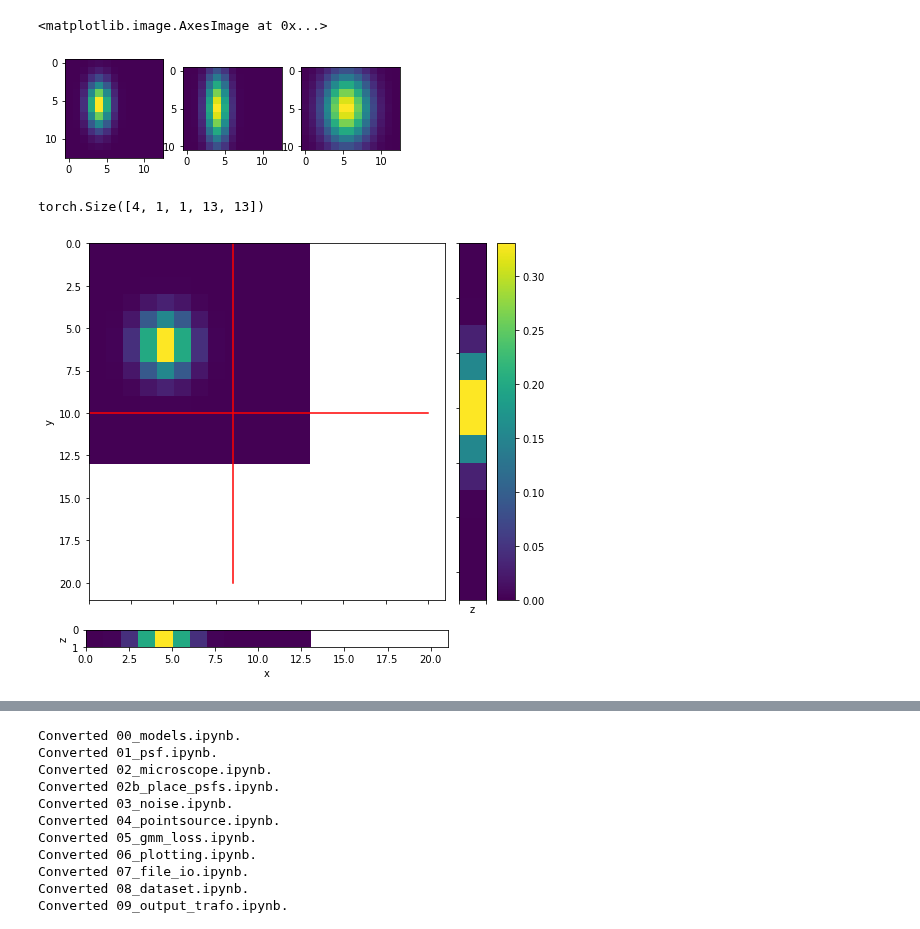
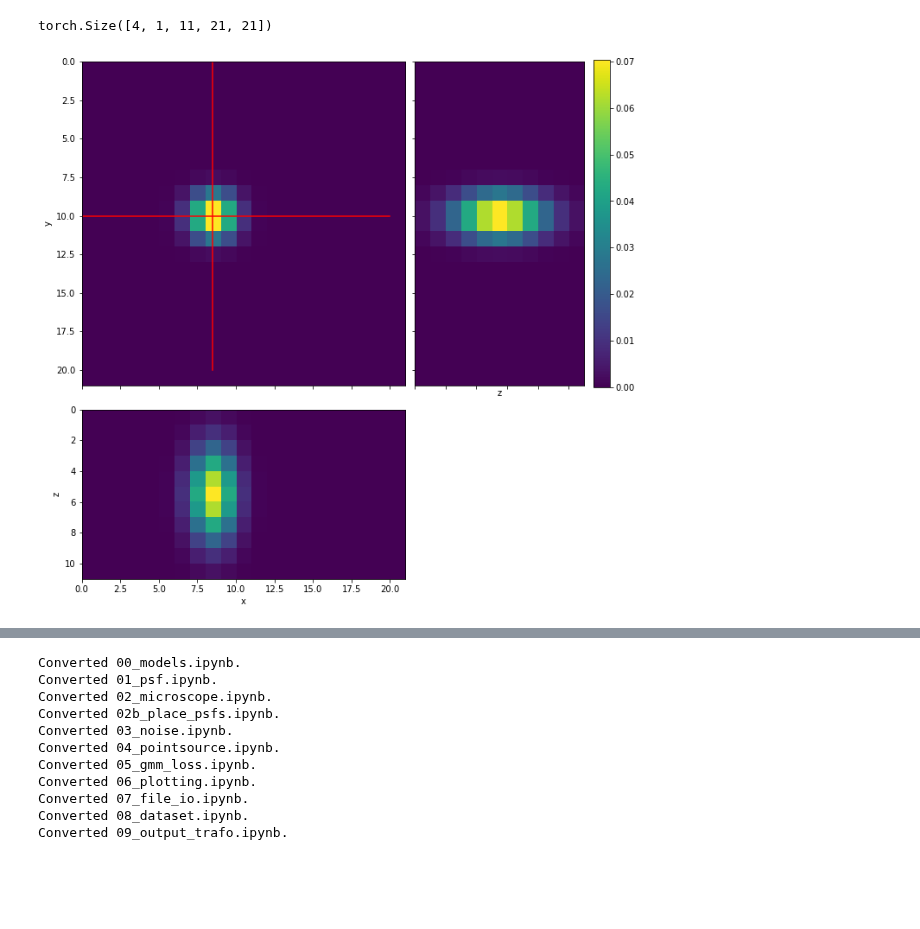
Before and after one commit to TuragaLab/decode_fish, a Jupyter notebook: nbs/01_psf.ipynb, the cells around one changed output, grey strips where cells are left out. Saved outputs shown, nothing was run; the diff lists cells and outputs as text; code cells hidden in the pictures; blank space fills up the shorter version.

```diff
--- a/nbs/01_psf.ipynb
+++ b/nbs/01_psf.ipynb
@@ -20,21 +23,24 @@ class LinearInterpolatedPSF(nn.Module):
     """ Stores a PSF volume parameter and enables linear subpixel interpolation
 
     Args:
-        size_zyx: size of the psf volume in pixels
+        psf_vol: psf_volume, 3 or 4 dim
         n_cols: number of colorchannels (and therefore PSFs)
         device: 'cuda' or 'cpu'
-
-    ToDo:
-        Eventually remove unneeded losses.
+        mode: interpolation mode, currently bilinear or bicubic
     """
 
-    def __init__(self, size_zyx=[21,21,21], n_cols=1, device='cuda', mode='bilinear'):
+    def __init__(self, psf_vol, n_cols=1, device='cuda', mode='bilinear'):
         super().__init__()
 
-        self.psf_size = list(np.array(size_zyx).astype('int'))
+        psf_vol = torch.tensor(psf_vol, dtype=torch.float32).to(device)
+        self.psf_size = psf_vol.shape[-3:]
         self.n_cols = n_cols
         # +- /sz so that the values correspond to the pixel centers
         v = [torch.linspace(-1+1/sz, 1-1/sz, int(sz)) for sz in self.psf_size]
+
+        # We use a 4 dimensional psf n_col,z,y,z
+        if psf_vol.ndim == 3: psf_vol = psf_vol[None]
+        if psf_vol.shape[0] == 1: psf_vol = psf_vol.repeat_interleave(n_cols,0)
 
         # Buffers are not optimized
         self.register_buffer('x', v[2])
@@ -42,12 +48,12 @@ class LinearInterpolatedPSF(nn.Module):
         self.register_buffer('z', v[0])
         self.register_buffer('z_2d', torch.zeros(1))
         self.device=device
-        self.psf_volume = nn.Parameter(0.01*torch.rand(self.n_cols, *self.psf_size), requires_grad=True)
-        self.forward_nonlin = torch.nn.Identity() # Could be used if one want's to save the psf volume in log space
+        self.psf_volume = nn.Parameter(psf_vol, requires_grad=True)
+        self.z_scale = nn.Parameter(torch.ones(self.psf_size[0]), requires_grad=True)
         self.mode = mode
 
     def forward(self, x_offset_val, y_offset_val, z_offset_val, z_inds=None, c_inds=None):
-        """ Returns the PSF volume for a number of given subpixel shift.
+        """ Returns the PSF volume for given subpixel shifts.
 
         Args:
             x_offset_val, y_offset_val, z_offset_val: Vector of shifts in x,y,z
@@ -66,13 +72,13 @@ class LinearInterpolatedPSF(nn.Module):
             # Treat z like the other dimensions
             z_offset = 2 * z_offset_val.view(-1) / self.psf_size[0]
             z_g = self.z.to(self.device)
-            vol = self.forward_nonlin(self.psf_volume).expand(N_em, -1, -1, -1, -1).to(self.device)
+            vol = self.psf_volume.expand(N_em, -1, -1, -1, -1).to(self.device)
         else:
-
             z_offset = 2 * z_offset_val.view(-1) / 3
             z_g = self.z_2d.to(self.device)
 
             # We select a 3 pixel wide volume around the indexed z slice for interpolation
+            vol = self.psf_volume * self.z_scale[None,:,None,None]
             vol = torch.cat([self.psf_volume[None,:,[z-1 for z in z_inds]],
                              self.psf_volume[None,:,z_inds],
                              self.psf_volume[None,:,[z+1 for z in z_inds]]], dim=0).transpose(0,2).to(self.device)
@@ -118,7 +124,7 @@ class LinearInterpolatedPSF(nn.Module):
         x_grid, y_grid, z_grid = torch.meshgrid(torch.arange(self.psf_size[0]),torch.arange(self.psf_size[1]),torch.arange(self.psf_size[2]))
         m_grid = torch.stack([x_grid, y_grid, z_grid], -1).to(self.device)
 
-        vol = (self.forward_nonlin(self.psf_volume[0])**2).to(self.device)
+        vol = ((self.psf_volume[0])**2).to(self.device)
 
         zc = (m_grid[:,:,:,0] * vol).sum()/vol.sum()
         yc = (m_grid[:,:,:,1] * vol).sum()/vol.sum()
@@ -140,7 +146,7 @@ class LinearInterpolatedPSF(nn.Module):
 
     def sum_loss(self):
         """ Returns the 1 norm of the PSF volume. """
-        return torch.norm(self.forward_nonlin(self.psf_volume).sum(), 1)
+        return torch.norm((self.psf_volume).sum(), 1)
 
     def l1_diff_norm(self, init_vol):
         """ Returns the 1 norm of the difference to the initial volume. """
@@ -155,6 +154,8 @@ _IncompatibleKeys(missing_keys=['x', 'y', 'z', 'z_2d'], unexpected_keys=[])
+# %%
+gauss_vol = gaussian_sphere([11,21,21], [2,1,1])
 # %%
 from decode_fish.funcs.file_io import *
-psf = get_gaussian_psf([11,13,13], [3,2,1], True, 1, 'bicubic')
+psf = LinearInterpolatedPSF(gauss_vol, n_cols=1, mode='bicubic')
 shift_xyz = torch.tensor([-2,0.,+2,0.]).cuda(),torch.tensor([-.5,0.,0.,0.]).cuda(),torch.tensor([0.2,0.4,0.,0.]).cuda()
 shifted_psf_bc = psf(shift_xyz[0],shift_xyz[1],shift_xyz[2], z_inds=None)
 shifted_psf_bc.shape
@@ -177,22 +164,13 @@ plt.imshow(cpu((shifted_psf_bl-shifted_psf_bc)[0,0]).mean(2))
-# %%
-plt.subplot(131)
-plt.imshow(cpu(shifted_psf_bc[0,0]).mean(0))
-plt.subplot(132)
-plt.imshow(cpu(shifted_psf_bc[0,0]).mean(1))
-plt.subplot(133)
-plt.imshow(cpu(shifted_psf_bc[0,0]).mean(2))
-# %% [output]
-<matplotlib.image.AxesImage at 0x...>
-[figure, removed]
 # %%
 from decode_fish.funcs.plotting import plot_3d_projections
 shift_xyz = torch.tensor([-2,0.,+2,0.]).cuda(),torch.tensor([-.5,0.,0.,0.]).cuda(),torch.tensor([0.,0.,0.,0.]).cuda()
-shifted_psf_bl = psf(shift_xyz[0],shift_xyz[1],shift_xyz[2], [7,6,4,2])
+# shifted_psf_bl = psf(shift_xyz[0],shift_xyz[1],shift_xyz[2], [7,6,4,2]) # Treat as slice
+shifted_psf_bl = psf(shift_xyz[0],shift_xyz[1],shift_xyz[2]) # Treat as volume
 # First output is the volume_shifted_psf_bl 2 pixels to the left.
 fig, ax = plot_3d_projections(cpu(shifted_psf_bl)[0,0])
 ax[0].plot([10.5+shift_xyz[0][0],10.5+shift_xyz[0][0]],[0,20], 'red')
 ax[0].plot([0,20], [10.5+shift_xyz[1][0],10.5+shift_xyz[1][0]], 'red')
 shifted_psf_bl.shape
 # %% [output]
-torch.Size([4, 1, 1, 13, 13])
+torch.Size([4, 1, 11, 21, 21])
-[figure, old version]
+[figure, new version]
```
Also changed, not shown: parts of 9 cells of this notebook, 14 other files.
